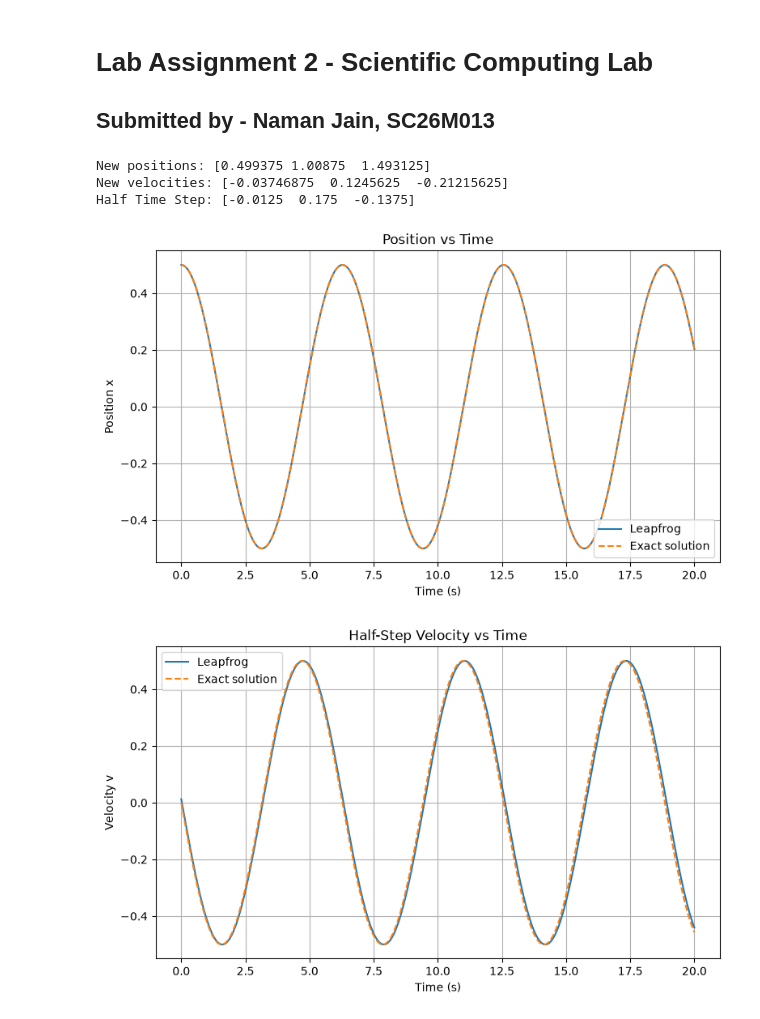
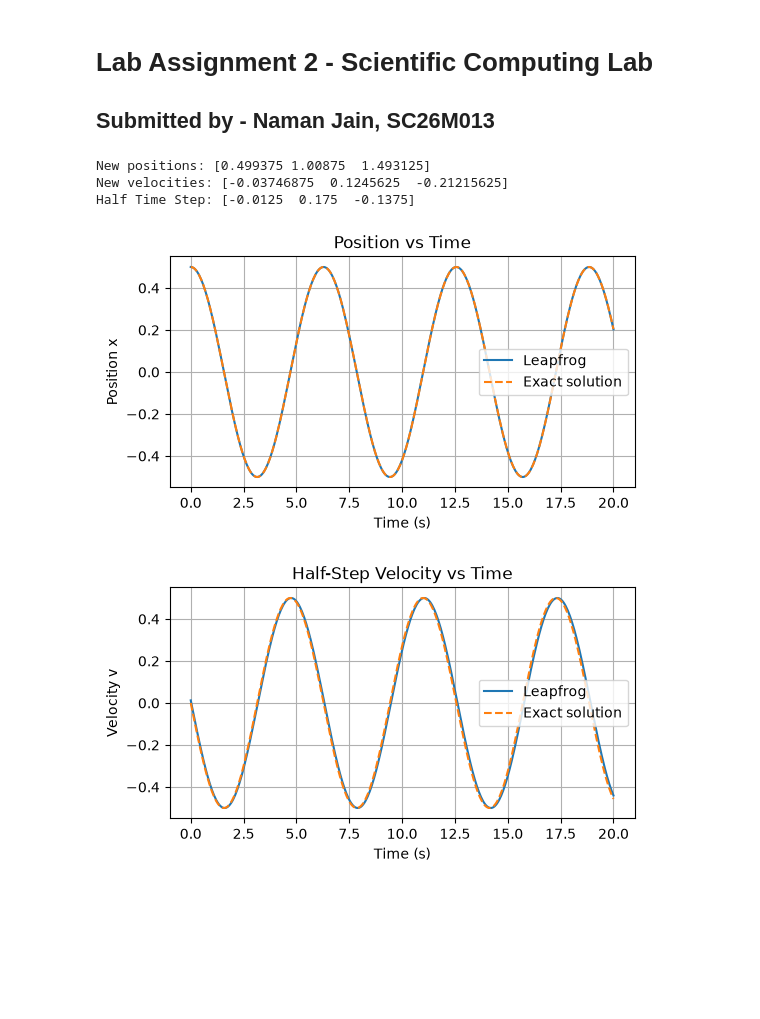
Before and after one commit to Aathi2165/AE801_2026, a Jupyter notebook: numode_ivp/Naman_IVP_ODE.ipynb, the cells around one changed output. Saved outputs shown, nothing was run; the diff lists cells and outputs as text; code cells hidden in the pictures; blank space fills up the shorter version.

```diff
--- a/numode_ivp/Naman_IVP_ODE.ipynb
+++ b/numode_ivp/Naman_IVP_ODE.ipynb
@@ -56,41 +56,41 @@ x_exact = 0.5 * np.cos(omega_p * timesteps_x)
 v_exact = -0.5 * np.sin(omega_p * timesteps_v)
 
 # Plot position at whole time levels
-plt.figure(figsize=(9, 5))
+plt.figure(figsize=(6, 3))
 plt.plot(timesteps_x, x, label="Leapfrog")
 plt.plot(timesteps_x, x_exact, "--", label="Exact solution")
 plt.xlabel("Time (s)")
 plt.ylabel("Position x")
 plt.title("Position vs Time")
 plt.legend()
 plt.grid(True)
 plt.show()
 
 # Plot velocity at half time levels
-plt.figure(figsize=(9, 5))
+plt.figure(figsize=(6, 3))
 plt.plot(timesteps_v, v_half, label="Leapfrog")
 plt.plot(timesteps_v, v_exact, "--", label="Exact solution")
 plt.xlabel("Time (s)")
 plt.ylabel("Velocity v")
 plt.title("Half-Step Velocity vs Time")
 plt.legend()
 plt.grid(True)
 plt.show()
 
 ## Phase Space Trajectory
 plt.figure(figsize=(6, 6))
 plt.plot(x[0:n], v_half, label="Leapfrog")
 plt.plot(x_exact[0:n], v_exact, "--", label="Exact solution")
 plt.xlabel("Position x")
 plt.ylabel("Velocity v")
 plt.title("Phase Space Trajectory")
 plt.legend()
 plt.grid(True)
 plt.show()
 # %% [output]
 New positions: [0.499375 1.00875  1.493125]
 New velocities: [-0.03746875  0.1245625  -0.21215625]
 Half Time Step: [-0.0125  0.175  -0.1375]
-[figure, old version]
+[figure, new version]
-[figure, old version]
+[figure, new version]
 [figure]
```
Also changed, not shown: parts of 1 cell of this notebook.
